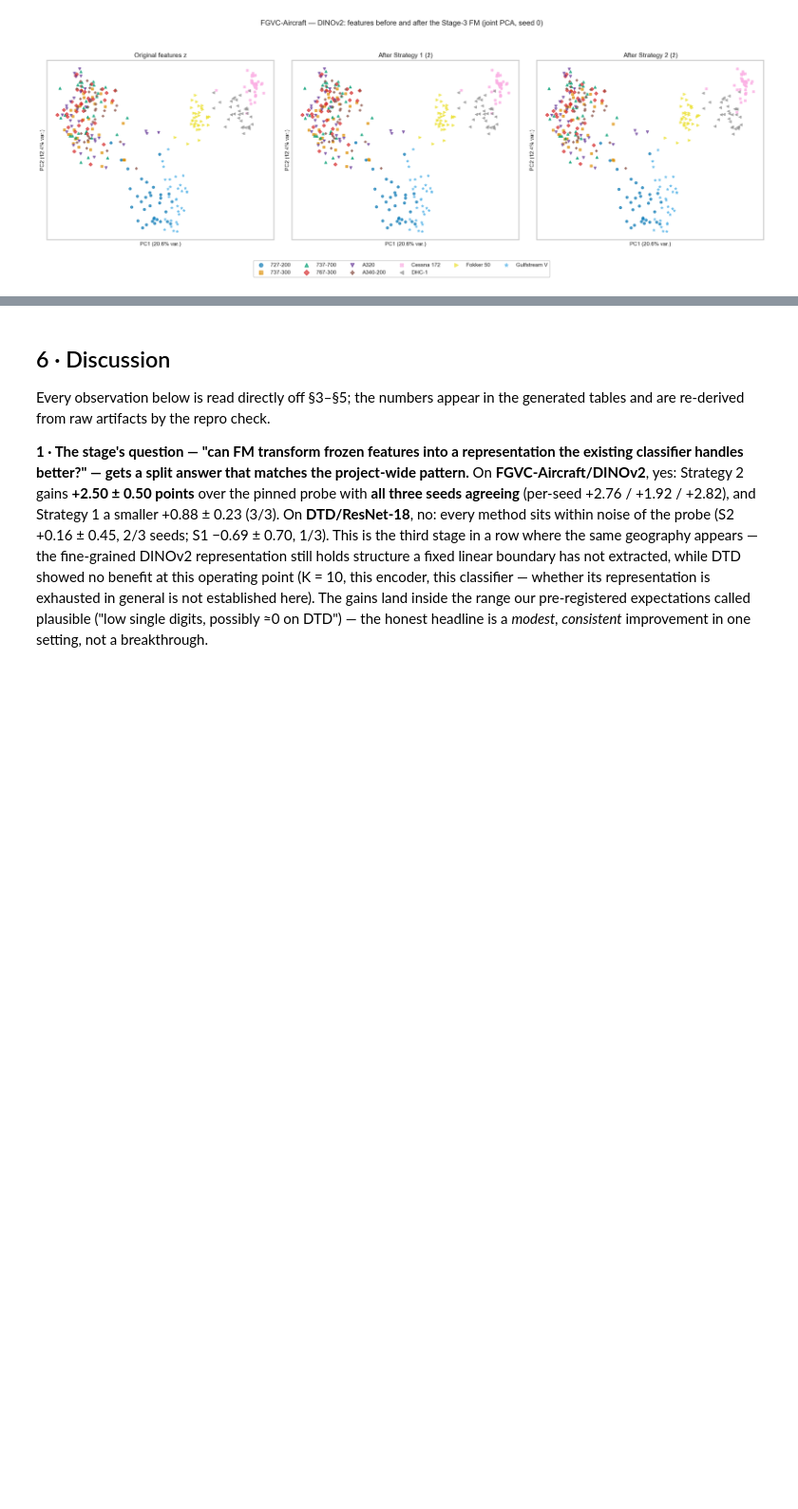
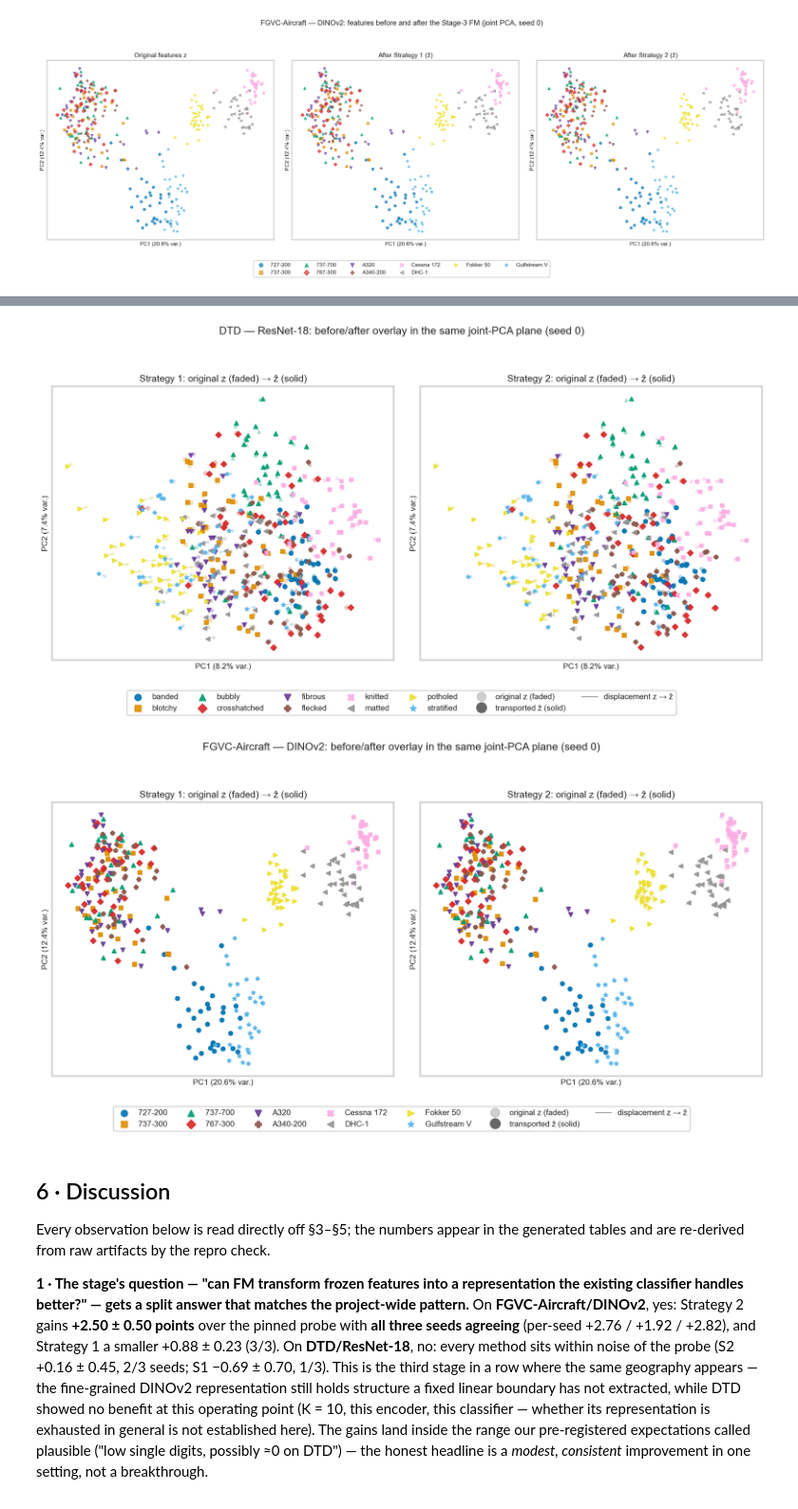
Before and after one commit to alonengel/Computer-Vision-Project, a Jupyter notebook: notebooks/stage3_presentation.ipynb, the cells around one changed output, grey strips where cells are left out. Shown at 95% size. Cells and saved outputs as stored; diff of their text form; code cells hidden in the pictures; blank space fills up the shorter version.

```diff
--- a/notebooks/stage3_presentation.ipynb
+++ b/notebooks/stage3_presentation.ipynb
@@ -256,3 +258,11 @@ for ds, enc in cfg["stage3"]["settings"]:
+# %%
+for ds, enc in cfg["stage3"]["settings"]:
+    p = REPO / "results" / "figures" / f"stage3_features_overlay_{ds}_{enc}.png"
+    if p.exists():
+        display(Image(str(p), width=980))
+# %% [output]
+[figure, added]
+[figure, added]
 # %% [markdown]
 ## 6 · Discussion
 
```
Also changed, not shown: parts of 3 cells of this notebook, 9 other files.
